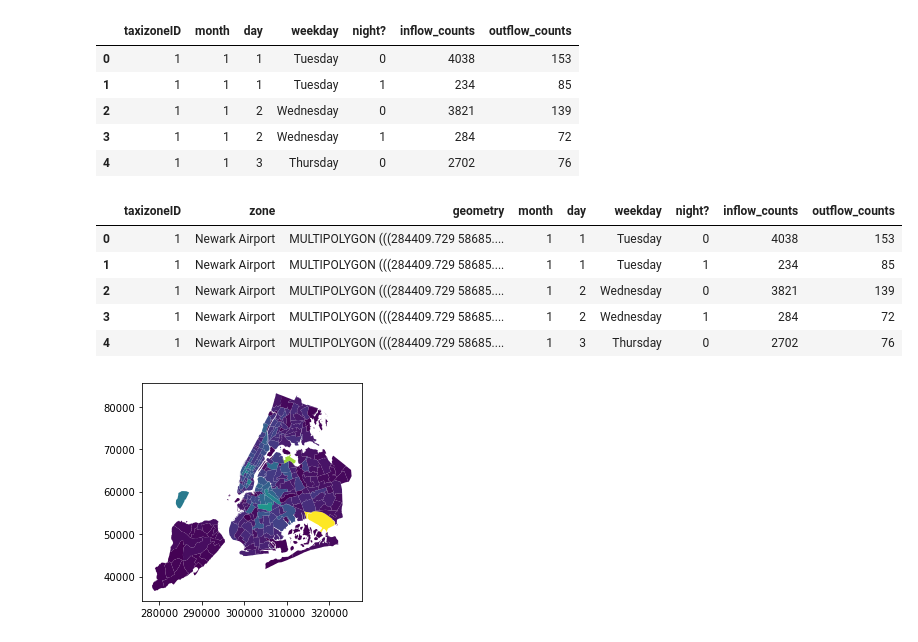
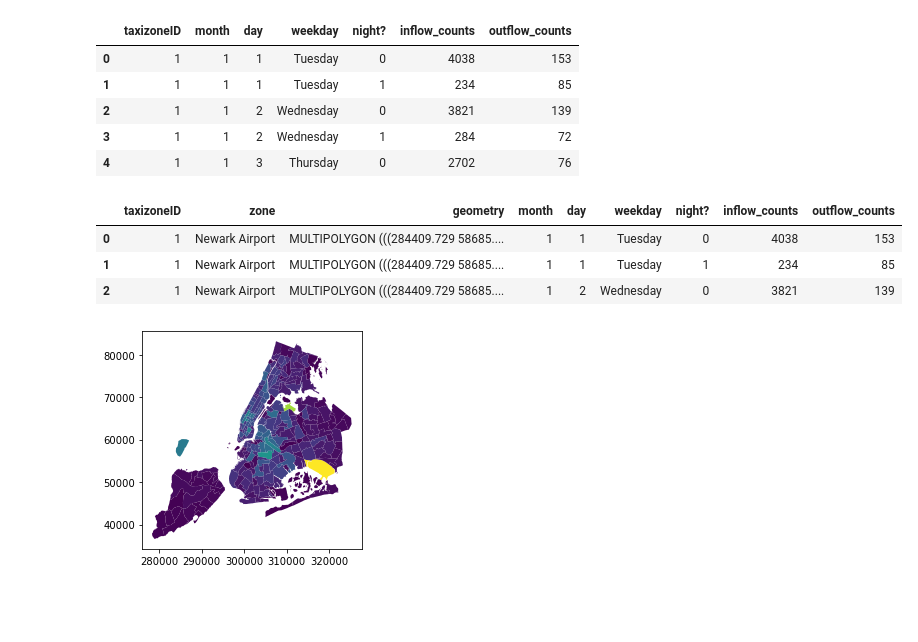
Before and after one commit to nlicalzi/mapping_nighttime_mobility, a Jupyter notebook: notebooks/taxi_zone_disaggregation.ipynb, the cells around one changed output. Cells and saved outputs as stored; diff of their text form; code cells hidden in the pictures; blank space fills up the shorter version.

```diff
--- a/notebooks/taxi_zone_disaggregation.ipynb
+++ b/notebooks/taxi_zone_disaggregation.ipynb
@@ -1,4 +1,5 @@
 # %%
+import tobler
 import numpy as np
 import pandas as pd
 import geopandas as gpd
@@ -20,11 +21,12 @@ keep_cols = ['location_id', 'zone', 'geometry']
 tz        = tz[keep_cols] # filter columns
 
 # renaming tz column and resetting type to int
-tz.rename(columns={'location_id': 'taxizoneID'},inplace=True)
+tz.rename(columns={'location_id': 'taxizoneID'},
+          inplace=True)
 tz['taxizoneID'] = tz['taxizoneID'].astype(int)
 
-# fixing data duplication error in the TZ data-set
-tz.iloc[56, tz.columns.get_loc('taxizoneID')] = 57
+# fixing data duplication error in the TZ dataset
+tz.iloc[56,  tz.columns.get_loc('taxizoneID')] = 57
 tz.iloc[103, tz.columns.get_loc('taxizoneID')] = 104
 tz.iloc[104, tz.columns.get_loc('taxizoneID')] = 105
 # %%
@@ -59,14 +62,12 @@ table.head()
 # %%
 tz_merged = tz.merge(table, on='taxizoneID', how='right')
 
-tz_merged.head()
+tz_merged.head(3)
 # %% [output]
 |  | taxizoneID | zone | geometry | month | day | weekday | night? | inflow_counts | outflow_counts |
 | 0 | 1 | Newark Airport | MULTIPOLYGON (((284409.729 58685.... | 1 | 1 | Tuesday | 0 | 4038 | 153 |
 | 1 | 1 | Newark Airport | MULTIPOLYGON (((284409.729 58685.... | 1 | 1 | Tuesday | 1 | 234 | 85 |
 | 2 | 1 | Newark Airport | MULTIPOLYGON (((284409.729 58685.... | 1 | 2 | Wednesday | 0 | 3821 | 139 |
-| 3 | 1 | Newark Airport | MULTIPOLYGON (((284409.729 58685.... | 1 | 2 | Wednesday | 1 | 284 | 72 |
-| 4 | 1 | Newark Airport | MULTIPOLYGON (((284409.729 58685.... | 1 | 3 | Thursday | 0 | 2702 | 76 |
 # %%
 tz_merged[(tz_merged['month'] == 1) &\
           (tz_merged['day'] == 1) &\
```
Also changed, not shown: parts of 8 cells of this notebook.
